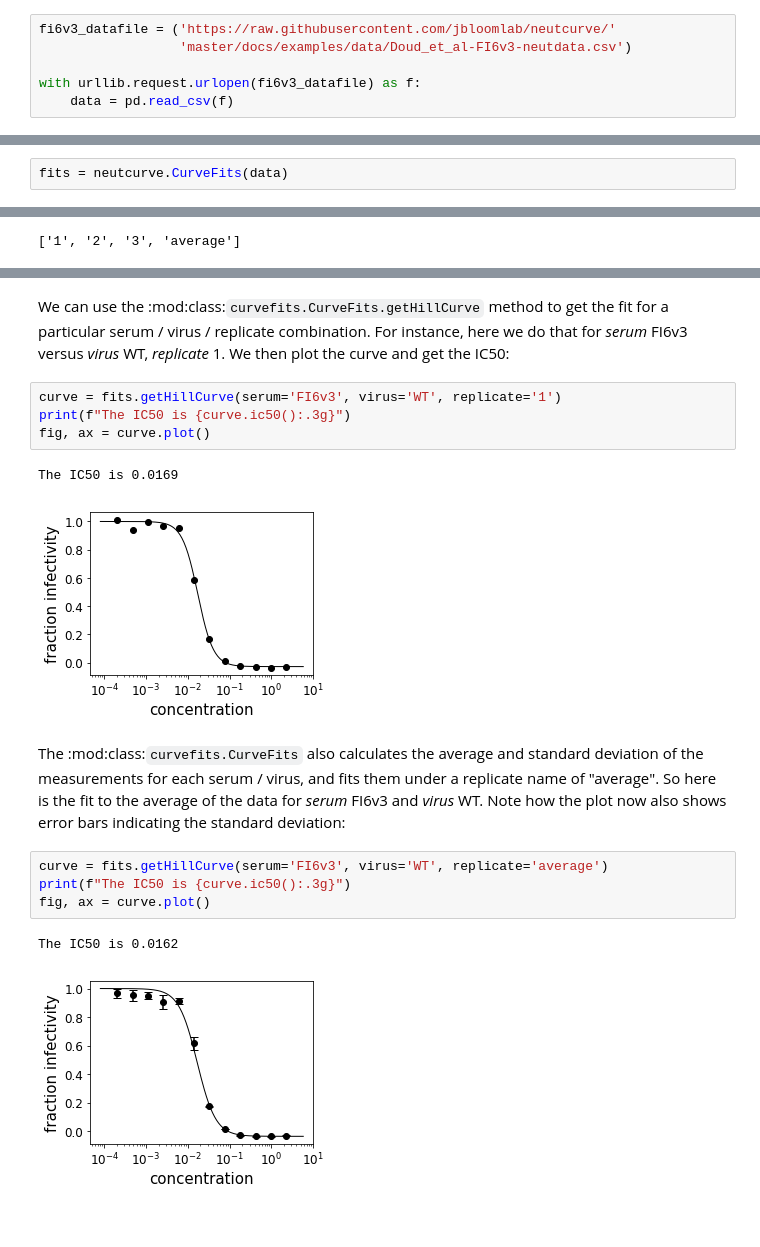
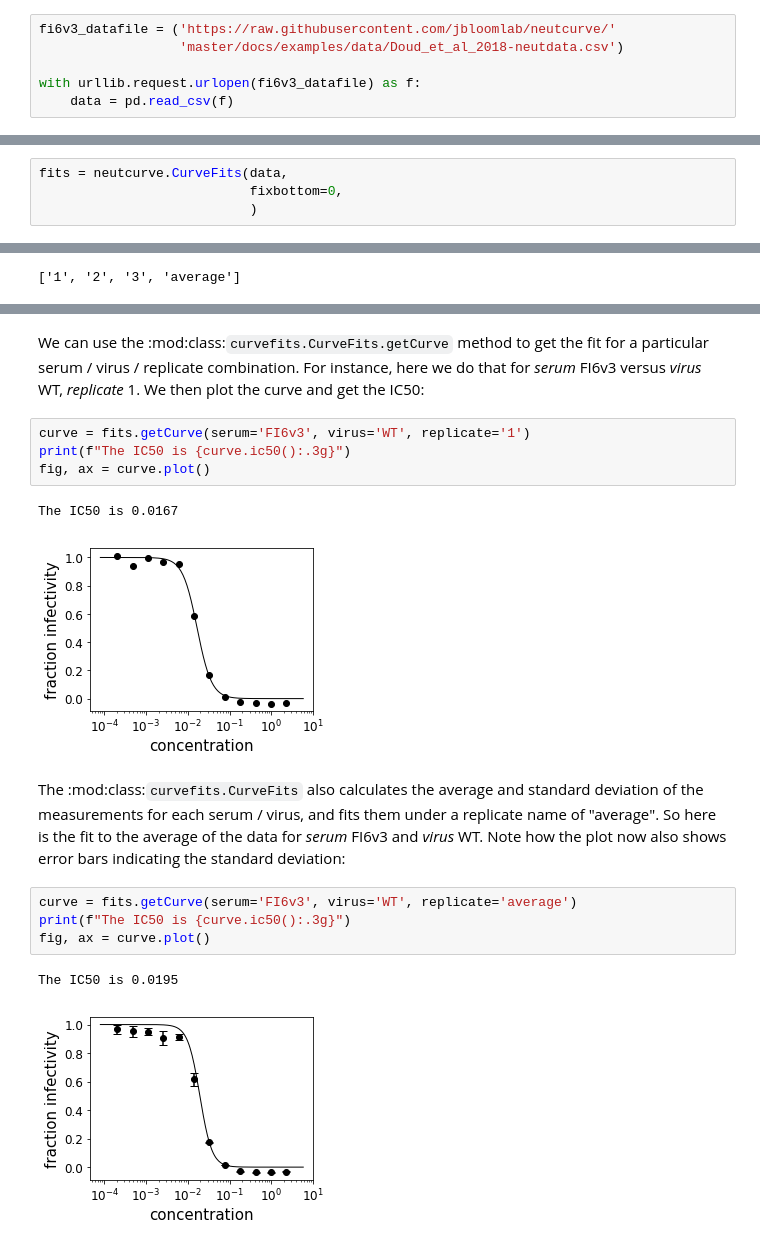
Before and after one commit to jbloomlab/neutcurve, a Jupyter notebook: docs/examples/curvefits.ipynb, the cells around one changed output, grey strips where cells are left out. Cells and saved outputs as stored; diff of their text form.

Commit message:
added `fitParams` to `CurveFits`

```diff
--- a/docs/examples/curvefits.ipynb
+++ b/docs/examples/curvefits.ipynb
@@ -20,7 +24,7 @@ These data in numerical form in a CSV file are [available here](https://github.c
 We start by downloading these data and reading them into a pandas DataFrame:
 # %%
 fi6v3_datafile = ('https://raw.githubusercontent.com/jbloomlab/neutcurve/'
-                  'master/docs/examples/data/Doud_et_al-FI6v3-neutdata.csv')
+                  'master/docs/examples/data/Doud_et_al_2018-neutdata.csv')
 
 with urllib.request.urlopen(fi6v3_datafile) as f:
     data = pd.read_csv(f)
@@ -64,5 +69,7 @@ Once you have the tidy data frame, it's easy to pass it to :mod:class:`neutcurve
 # %%
-fits = neutcurve.CurveFits(data)
+fits = neutcurve.CurveFits(data,
+                           fixbottom=0,
+                           )
 # %% [markdown]
 Note that :mod:class:`neutcurve.CurveFits` has the same `fixtop` and `fixbottom` arguments as described for a :mod:class:`hillcurve.HillCurve` in the previous section; it also has arguments that all you to name the columns in data something else (for instance, you can set `serum_col='antibody'` if your data frame lists antibodies instead of sera).
 
@@ -92,23 +103,23 @@ fits.replicates[('FI6v3', 'WT')]
 # %% [markdown]
-We can use the :mod:class:`curvefits.CurveFits.getHillCurve` method to get the fit for a particular
+We can use the :mod:class:`curvefits.CurveFits.getCurve` method to get the fit for a particular
 serum / virus / replicate combination.
 For instance, here we do that for *serum* FI6v3 versus *virus* WT, *replicate* 1.
 We then plot the curve and get the IC50:
 # %%
-curve = fits.getHillCurve(serum='FI6v3', virus='WT', replicate='1')
+curve = fits.getCurve(serum='FI6v3', virus='WT', replicate='1')
 print(f"The IC50 is {curve.ic50():.3g}")
 fig, ax = curve.plot()
 # %% [output]
-The IC50 is 0.0169
+The IC50 is 0.0167
-[figure, old version]
+[figure, new version]
 # %% [markdown]
 The :mod:class:`curvefits.CurveFits` also calculates the average and standard deviation of the measurements for each serum / virus, and fits them under a replicate name of "average".
 So here is the fit to the average of the data for *serum* FI6v3 and *virus* WT.
 Note how the plot now also shows error bars indicating the standard deviation:
 # %%
-curve = fits.getHillCurve(serum='FI6v3', virus='WT', replicate='average')
+curve = fits.getCurve(serum='FI6v3', virus='WT', replicate='average')
 print(f"The IC50 is {curve.ic50():.3g}")
 fig, ax = curve.plot()
 # %% [output]
-The IC50 is 0.0162
+The IC50 is 0.0195
-[figure, old version]
+[figure, new version]
```
Also changed, not shown: parts of 18 cells of this notebook, 2 other files.
